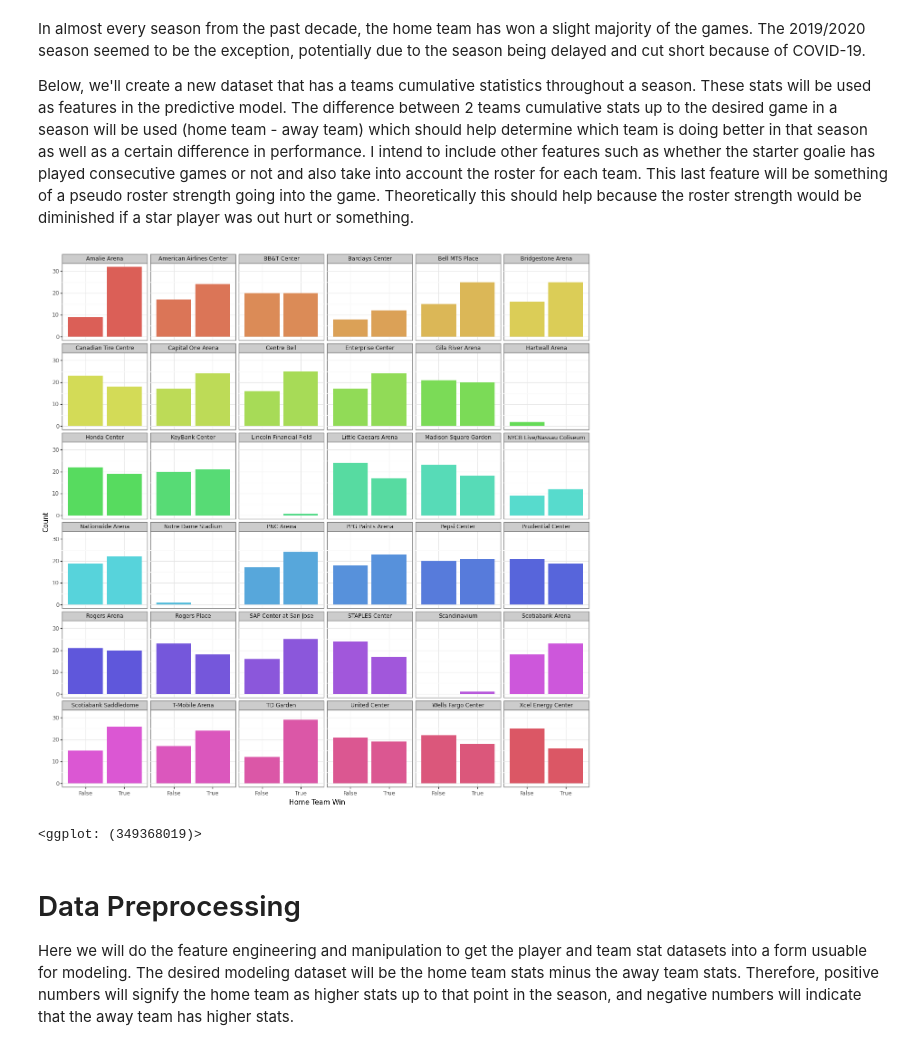
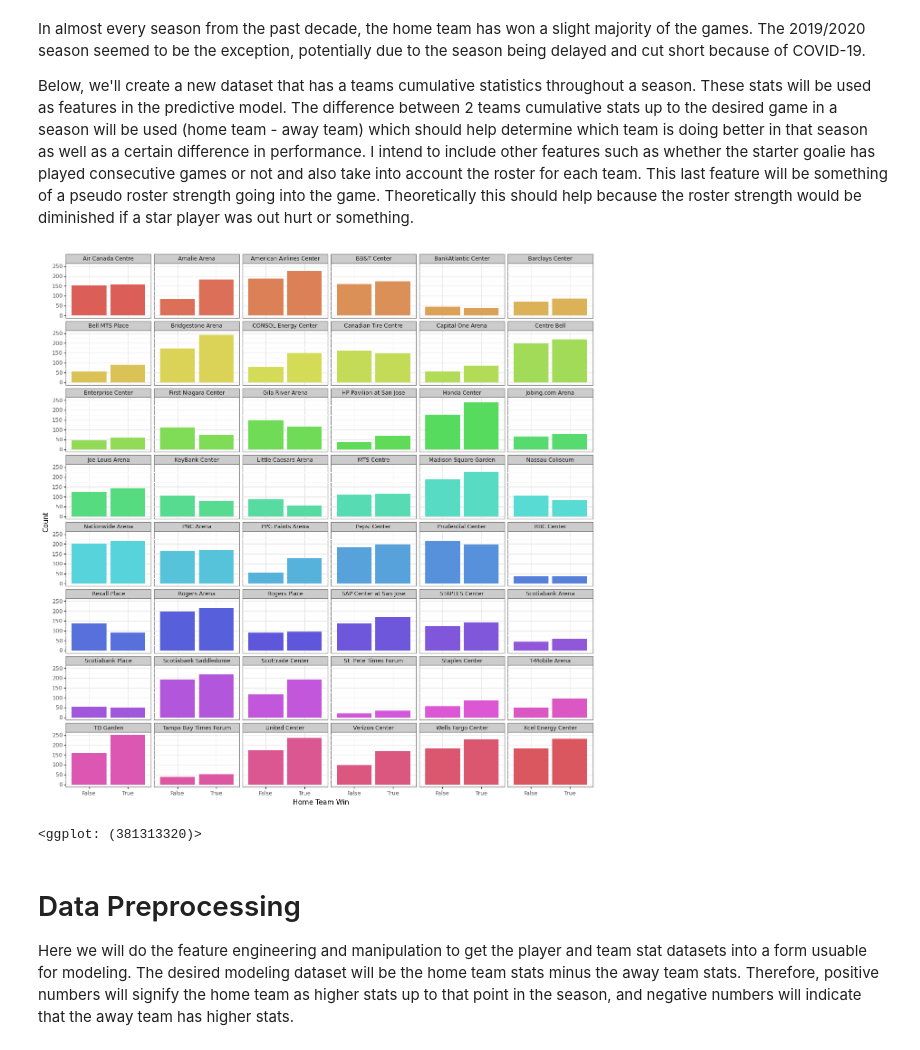
Before and after one commit to sjacobson94/COMP4449, a Jupyter notebook: final_project/analysis.ipynb, the cells around one changed output. Saved outputs shown, nothing was run; the diff lists cells and outputs as text; code cells hidden in the pictures.

```diff
--- a/final_project/analysis.ipynb
+++ b/final_project/analysis.ipynb
@@ -24,14 +24,14 @@ import re
 from IPython.core.interactiveshell import InteractiveShell
 InteractiveShell.ast_node_interactivity = "all"
 # %%
-player_stats = pd.read_csv("data/game_player_stats.csv")
-goalie_stats = pd.read_csv("data/game_goalie_stats.csv")
-game_results = pd.read_csv("data/game_results.csv")
-team_stats_game = pd.read_csv("data/game_team_stats.csv")
-officials_game = pd.read_csv("data/game_officials.csv")
+player_stats = pd.read_csv("data/game_player_stats_full.csv")
+goalie_stats = pd.read_csv("data/game_goalie_stats_full.csv")
+game_results = pd.read_csv("data/game_results_full.csv")
+team_stats_game = pd.read_csv("data/game_team_stats_full.csv")
+officials_game = pd.read_csv("data/game_officials_full.csv")
 
-game_results = game_results.query("gameID <= 2019021082")
-team_stats_game = team_stats_game.query("gameID <= 2019021082")
+# game_results = game_results.query("gameID <= 2019021082")
+# team_stats_game = team_stats_game.query("gameID <= 2019021082")
 
 ## setting the ID columns to characters
 # game results IDs
@@ -179,20 +185,23 @@ pd.crosstab(index=game_results['season'], columns=game_results['homeTeamWin'])
 In almost every season from the past decade, the home team has won a slight majority of the games. The 2019/2020 season seemed to be the exception, potentially due to the season being delayed and cut short because of COVID-19.
 
 Below, we'll create a new dataset that has a teams cumulative statistics throughout a season. These stats will be used as features in the predictive model. The difference between 2 teams cumulative stats up to the desired game in a season will be used (home team - away team) which should help determine which team is doing better in that season as well as a certain difference in performance. I intend to include other features such as whether the starter goalie has played consecutive games or not and also take into account the roster for each team. This last feature will be something of a pseudo roster strength going into the game. Theoretically this should help because the roster strength would be diminished if a star player was out hurt or something.
+# %%
+common_venues = pd.DataFrame(game_results["venue"].value_counts()).query("venue >= 50").index.to_list()
 # %%
 plotnine.options.figure_size = (15, 15)
 
+# number of games the home team has won at each venue thoughout the 2010-2020 season
 (
-ggplot(game_results.query("season == '2018/2019'"), aes(x = "homeTeamWin", fill = 'venue')) +
+ggplot(game_results[game_results['venue'].isin(common_venues)], aes(x = "homeTeamWin", fill = 'venue')) +
     geom_bar() +
     theme_bw() +
     facet_wrap(" ~ venue", ncol = 6) +
     scale_fill_discrete(guide=False) +
     labs(x = "Home Team Win", y = "Count")
 )
 # %% [output]
-[figure, old version]
+[figure, new version]
-<ggplot: (349368019)>
+<ggplot: (381313320)>
 # %% [markdown]
 # Data Preprocessing
 
```
Also changed, not shown: parts of 50 cells of this notebook, 2 other files.
